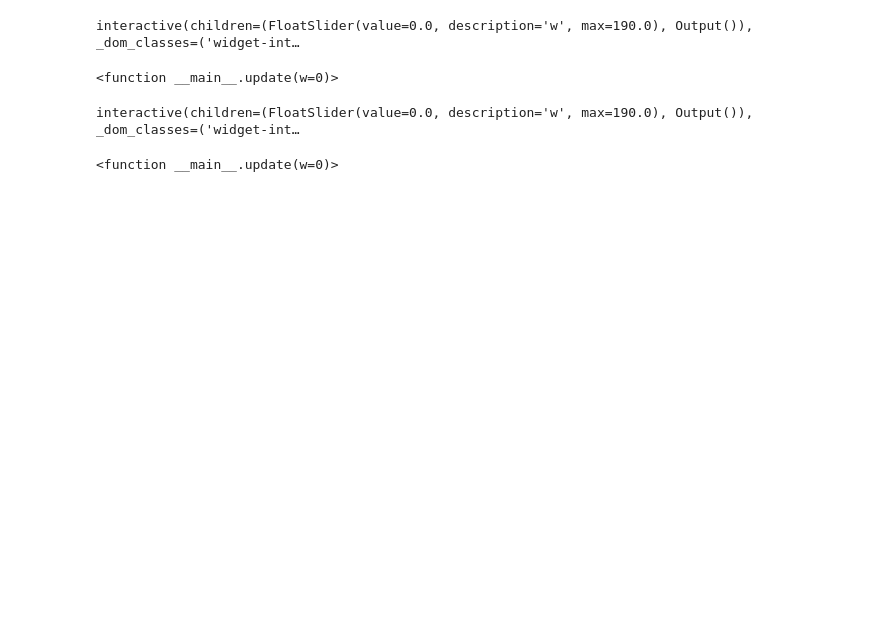
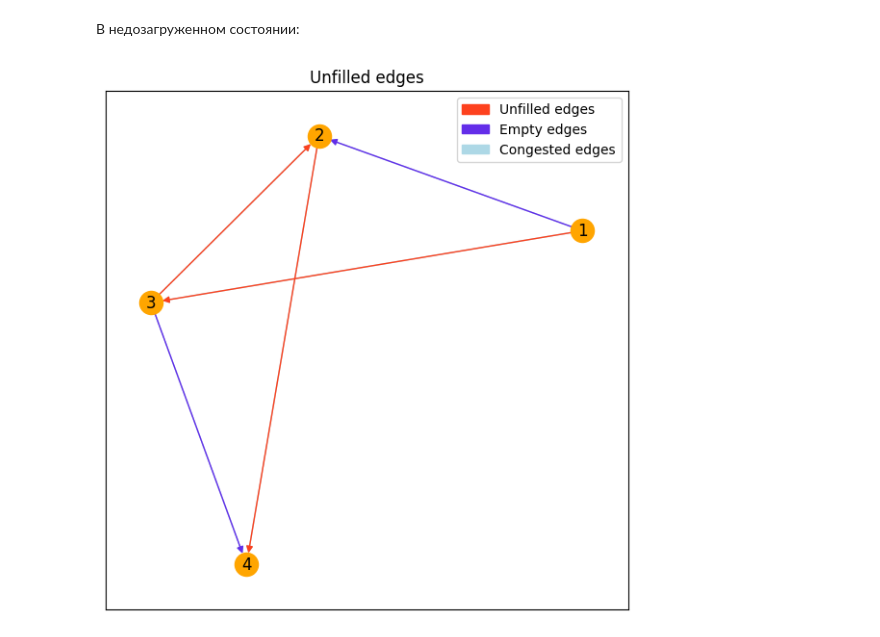
Before and after one commit to ingaashmarina/braess-in-tn, a Jupyter notebook: graphs.ipynb, the cells around one changed output. Cells and saved outputs as stored; diff of their text form; code cells hidden in the pictures; blank space fills up the shorter version.

```diff
--- a/graphs.ipynb
+++ b/graphs.ipynb
@@ -8,46 +108,18 @@ import IPython
 # %%
 N = 4
 edges = [
-    (0, 1, 90, 10),
-    (0, 2, 100, 1),
-    (1, 3, 110, 3),
-    (2, 1, 130, 2),
-    (2, 3, 140, 11)
+    (1, 2, 90, 10),
+    (1, 3, 100, 1),
+    (2, 4, 110, 3),
+    (3, 2, 130, 2),
+    (3, 4, 140, 11)
 ]
 g = graph_flow.Graph(N, edges)
-G = nx.MultiDiGraph()
-G.add_weighted_edges_from([(edge[0]+1, edge[1]+1, edge[3]) for edge in edges])
-# %%
-def show_flow(g: graph_flow.Graph, u: int, v: int, d: float):
-    g.delete_flow()
-    g.set_flow([(u, v, d)])
-    found, cost, edges_flow = g.calculate_flow()
-    EPS = 1e-9
-    cmap = mpl.colormaps['inferno']
-    edges_color = [1-max(edges_flow[i][0] / edge[2], 0) for i, edge in enumerate(edges)]
-    pos = nx.spring_layout(G, seed=63)
-    options = {
-        "edge_color": edges_color,
-        "edge_cmap": cmap,
-        "edge_vmin": 0,
-        "edge_vmax": 1.
-    }
-    nx.draw_networkx(G, pos, **options)
-    plt.show()
-# %%
-def update(w=0):
-    show_flow(g, 0, 3, w)
-ipywidgets.interact(update, w=(0.0, 190.0, 0.1))
-# %% [output]
-interactive(children=(FloatSlider(value=0.0, description='w', max=190.0), Output()), _dom_classes=('widget-int…
-<function __main__.update(w=0)>
-# %%
-g.delete_flow()
-g.set_flow([(0, 3, 120)])
-g.calculate_flow()
-g.block_edge(g.find_braess()[0])
-# %%
-ipywidgets.interact(update, w=(0.0, 190.0, 0.1))
-# %% [output]
-interactive(children=(FloatSlider(value=0.0, description='w', max=190.0), Output()), _dom_classes=('widget-int…
-<function __main__.update(w=0)>
+# %% [markdown]
+В недозагруженном состоянии:
+# %%
+show_flow(g, edges, flow=[
+    (1, 4, 10)
+])
+# %% [output]
+[figure, added]
```
Also changed, not shown: parts of 24 cells of this notebook, 36 other files.
